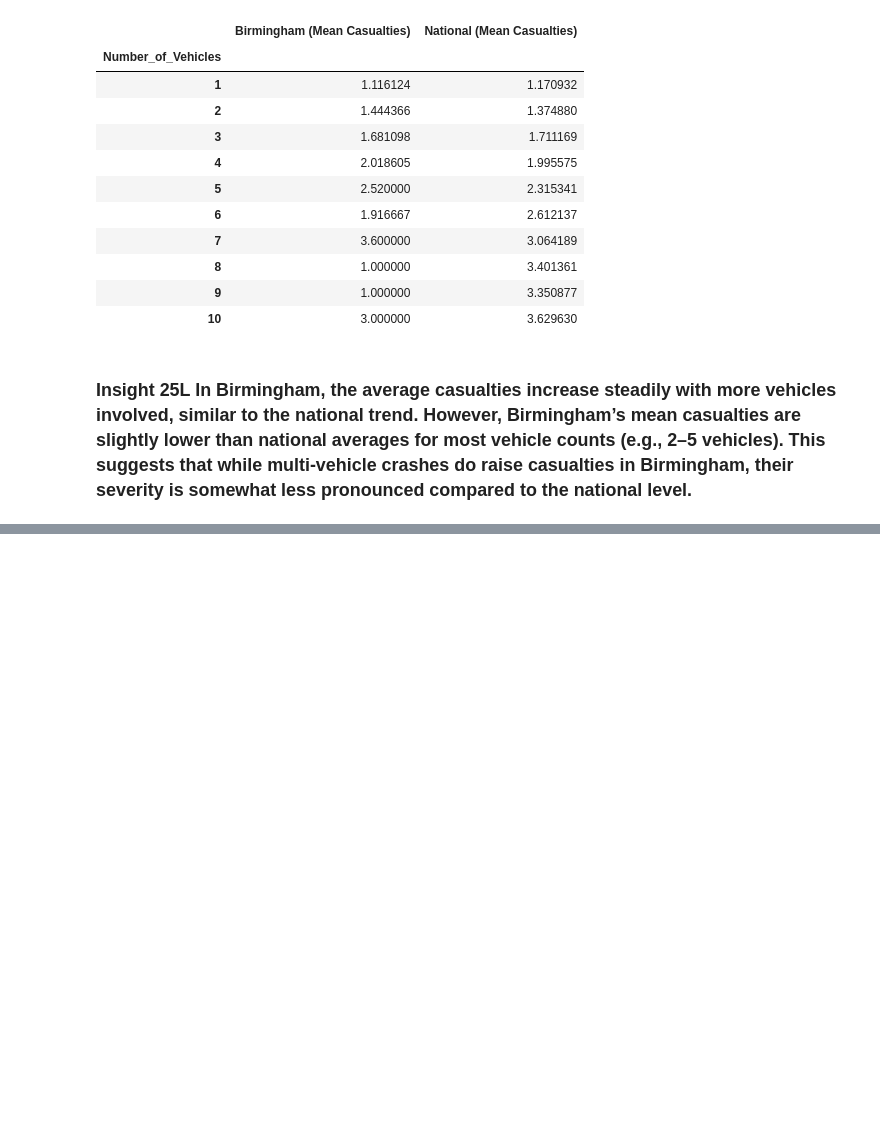
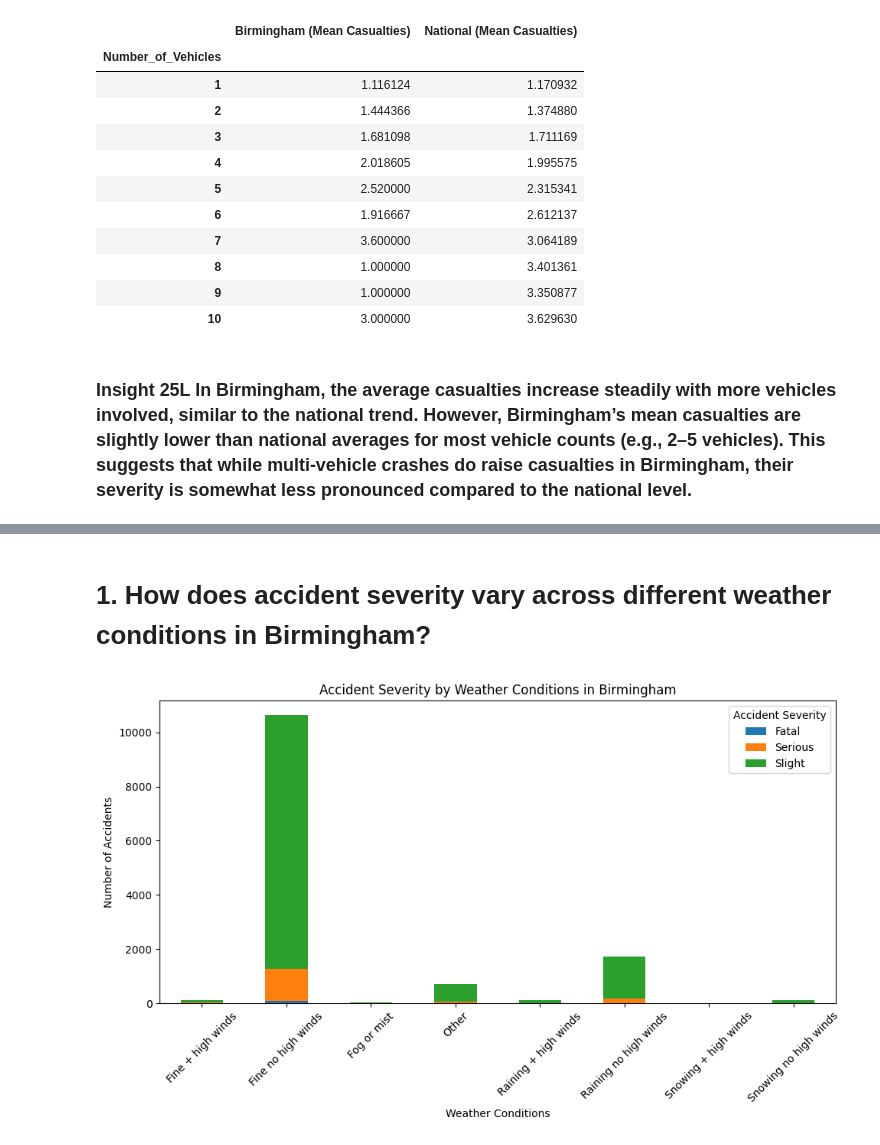
Before and after one commit to geoffreymamcer/ITELEC_Activities, a Jupyter notebook: UK ROAD ACCIDENT DATA ANALYTICS/Accident Data Analytics.ipynb, the cells around one changed output, grey strips where cells are left out. Saved outputs shown, nothing was run; the diff lists cells and outputs as text; code cells hidden in the pictures; blank space fills up the shorter version.

```diff
--- a/UK ROAD ACCIDENT DATA ANALYTICS/Accident Data Analytics.ipynb
+++ b/UK ROAD ACCIDENT DATA ANALYTICS/Accident Data Analytics.ipynb
@@ -29,6 +32,7 @@ df['Index']= df['Index'].astype(str)
 df['Accident_Severity']= df['Accident_Severity'].astype('category')
 df['Accident Date'] = pd.to_datetime(df['Accident Date'], format='%d-%m-%Y')
 df['Month'] = df['Accident Date'].dt.month_name()
+df['Month'] = df['Month'].astype('category')
 df['Year'] = df['Accident Date'].dt.year
 df['DayOfWeek'] = df['Accident Date'].dt.day_name()
 df['Light_Conditions']= df['Light_Conditions'].astype('category')
@@ -636,0 +654,31 @@ multi_compare.head(10)
+# %%
+birmingham_df = df[df["District Area"] == "Birmingham"]
+leeds_df = df[df["District Area"] == "Leeds"]
+manchester_df = df[df["District Area"] == "Manchester"]
+bradford_df = df[df["District Area"] == "Bradford"]
+liverpool_df = df[df["District Area"] == "Liverpool"]
+sheffield_df = df[df["District Area"] == "Sheffield"]
+# %% [markdown]
+<h1>1. How does accident severity vary across different weather conditions in Birmingham? </h1>
+# %%
+severity_weather = (
+    birmingham_df.groupby(["Weather_Conditions", "Accident_Severity"])
+    .size()
+    .unstack(fill_value=0)
+)
+
+severity_weather.plot(
+    kind="bar",
+    stacked=True,
+    figsize=(10,6)
+)
+
+plt.title("Accident Severity by Weather Conditions in Birmingham")
+plt.xlabel("Weather Conditions")
+plt.ylabel("Number of Accidents")
+plt.legend(title="Accident Severity")
+plt.xticks(rotation=45)
+plt.tight_layout()
+plt.show()
+# %% [output]
+[figure, added]
```
Also changed, not shown: parts of 26 cells of this notebook.
